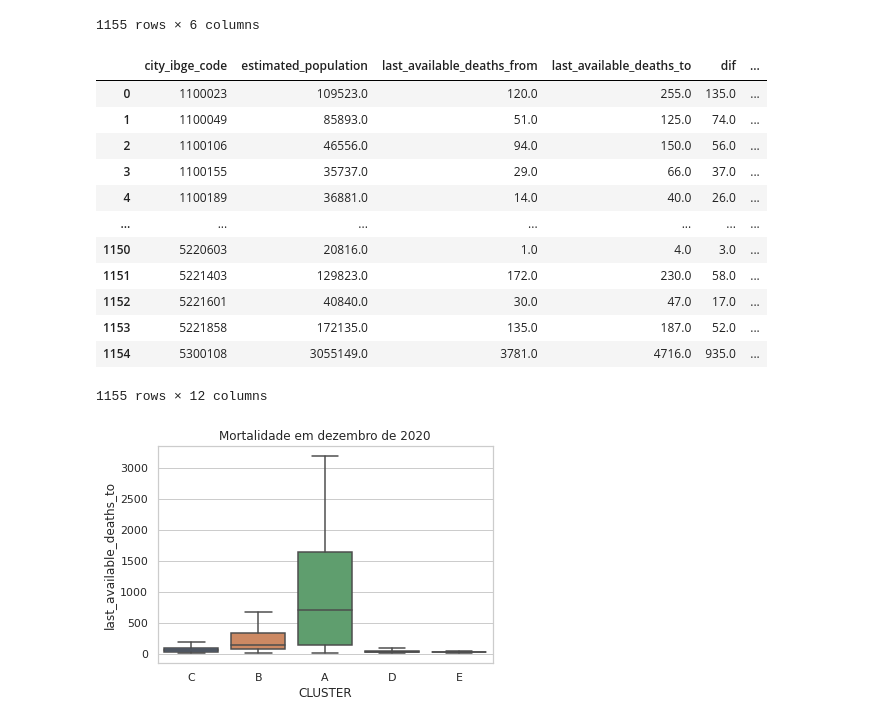
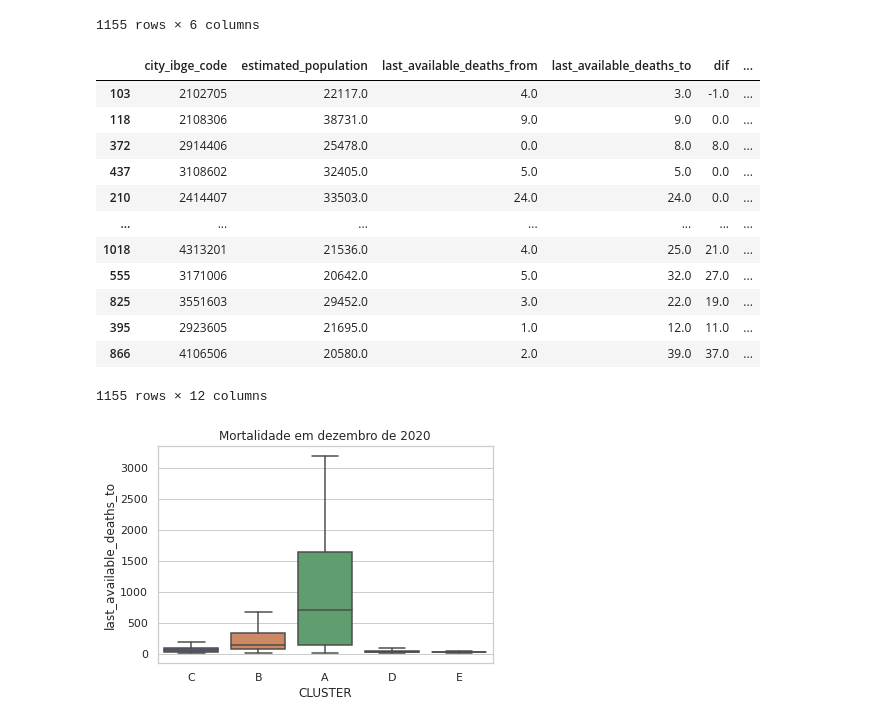
Before and after one commit to mirianbatista/covid-fatores, a Jupyter notebook: verao_covid_obitos.ipynb, the cells around one changed output. Drawn from its saved outputs; the diff is of its cells as text; code cells hidden in the pictures.

Commit message:
add sort_values categorias

```diff
--- a/verao_covid_obitos.ipynb
+++ b/verao_covid_obitos.ipynb
@@ -62,11 +62,11 @@ def calcula_aumento_relativo(df, x_col, date_col, from_date, to_date):
     relative_dif = aumento_percentual(from_x, to_x)
     return {f'{x_col}_from': from_x, f'{x_col}_to': to_x, 'dif': abs_dif,'relative_dif': relative_dif}
 # %%
-covid_tur_aumento = covid_tur.groupby(['city_ibge_code', 'estimated_population']).apply(calcula_aumento_relativo, x_col='last_available_deaths', date_col='date', from_date='2020-12-17', to_date='2021-03-16').to_frame()
-covid_tur_aumento.rename(columns={0: "explodir"}, inplace=True)
-covid_tur_aumento = covid_tur_aumento['explodir'].apply(pd.Series)
-covid_tur_aumento.reset_index(inplace=True)
-covid_tur_aumento.sort_values(by='relative_dif', ascending=False)
+covid_tur_aumento_verao = covid_tur.groupby(['city_ibge_code', 'estimated_population']).apply(calcula_aumento_relativo, x_col='last_available_deaths', date_col='date', from_date='2020-12-17', to_date='2021-03-16').to_frame()
+covid_tur_aumento_verao.rename(columns={0: "explodir"}, inplace=True)
+covid_tur_aumento_verao = covid_tur_aumento_verao['explodir'].apply(pd.Series)
+covid_tur_aumento_verao.reset_index(inplace=True)
+covid_tur_aumento_verao.sort_values(by='relative_dif', ascending=False)
 # %% [output]
 |  | city_ibge_code | estimated_population | last_available_deaths_from | last_available_deaths_to | dif | ... |
 | 866 | 4106506 | 20580.0 | 2.0 | 39.0 | 37.0 | ... |
@@ -82,20 +82,20 @@ covid_tur_aumento.sort_values(by='relative_dif', ascending=False)
 | 103 | 2102705 | 22117.0 | 4.0 | 3.0 | -1.0 | ... |
 1155 rows × 6 columns
 # %%
-covid_tur_aumento_categorias = pd.merge(covid_tur_aumento, cidades_turisticas, left_on="city_ibge_code", right_on="COD_IBGE", how="left")
-covid_tur_aumento_categorias
+covid_tur_aumento_categorias_verao = pd.merge(covid_tur_aumento_verao, cidades_turisticas, left_on="city_ibge_code", right_on="COD_IBGE", how="left")
+covid_tur_aumento_categorias_verao.sort_values(by="relative_dif")
 # %% [output]
 |  | city_ibge_code | estimated_population | last_available_deaths_from | last_available_deaths_to | dif | ... |
-| 0 | 1100023 | 109523.0 | 120.0 | 255.0 | 135.0 | ... |
-| 1 | 1100049 | 85893.0 | 51.0 | 125.0 | 74.0 | ... |
-| 2 | 1100106 | 46556.0 | 94.0 | 150.0 | 56.0 | ... |
-| 3 | 1100155 | 35737.0 | 29.0 | 66.0 | 37.0 | ... |
-| 4 | 1100189 | 36881.0 | 14.0 | 40.0 | 26.0 | ... |
+| 103 | 2102705 | 22117.0 | 4.0 | 3.0 | -1.0 | ... |
+| 118 | 2108306 | 38731.0 | 9.0 | 9.0 | 0.0 | ... |
+| 372 | 2914406 | 25478.0 | 0.0 | 8.0 | 8.0 | ... |
+| 437 | 3108602 | 32405.0 | 5.0 | 5.0 | 0.0 | ... |
+| 210 | 2414407 | 33503.0 | 24.0 | 24.0 | 0.0 | ... |
 | ... | ... | ... | ... | ... | ... | ... |
-| 1150 | 5220603 | 20816.0 | 1.0 | 4.0 | 3.0 | ... |
-| 1151 | 5221403 | 129823.0 | 172.0 | 230.0 | 58.0 | ... |
-| 1152 | 5221601 | 40840.0 | 30.0 | 47.0 | 17.0 | ... |
-| 1153 | 5221858 | 172135.0 | 135.0 | 187.0 | 52.0 | ... |
-| 1154 | 5300108 | 3055149.0 | 3781.0 | 4716.0 | 935.0 | ... |
+| 1018 | 4313201 | 21536.0 | 4.0 | 25.0 | 21.0 | ... |
+| 555 | 3171006 | 20642.0 | 5.0 | 32.0 | 27.0 | ... |
+| 825 | 3551603 | 29452.0 | 3.0 | 22.0 | 19.0 | ... |
+| 395 | 2923605 | 21695.0 | 1.0 | 12.0 | 11.0 | ... |
+| 866 | 4106506 | 20580.0 | 2.0 | 39.0 | 37.0 | ... |
 1155 rows × 12 columns
 # %%
```
Also changed, not shown: parts of 59 cells of this notebook.
